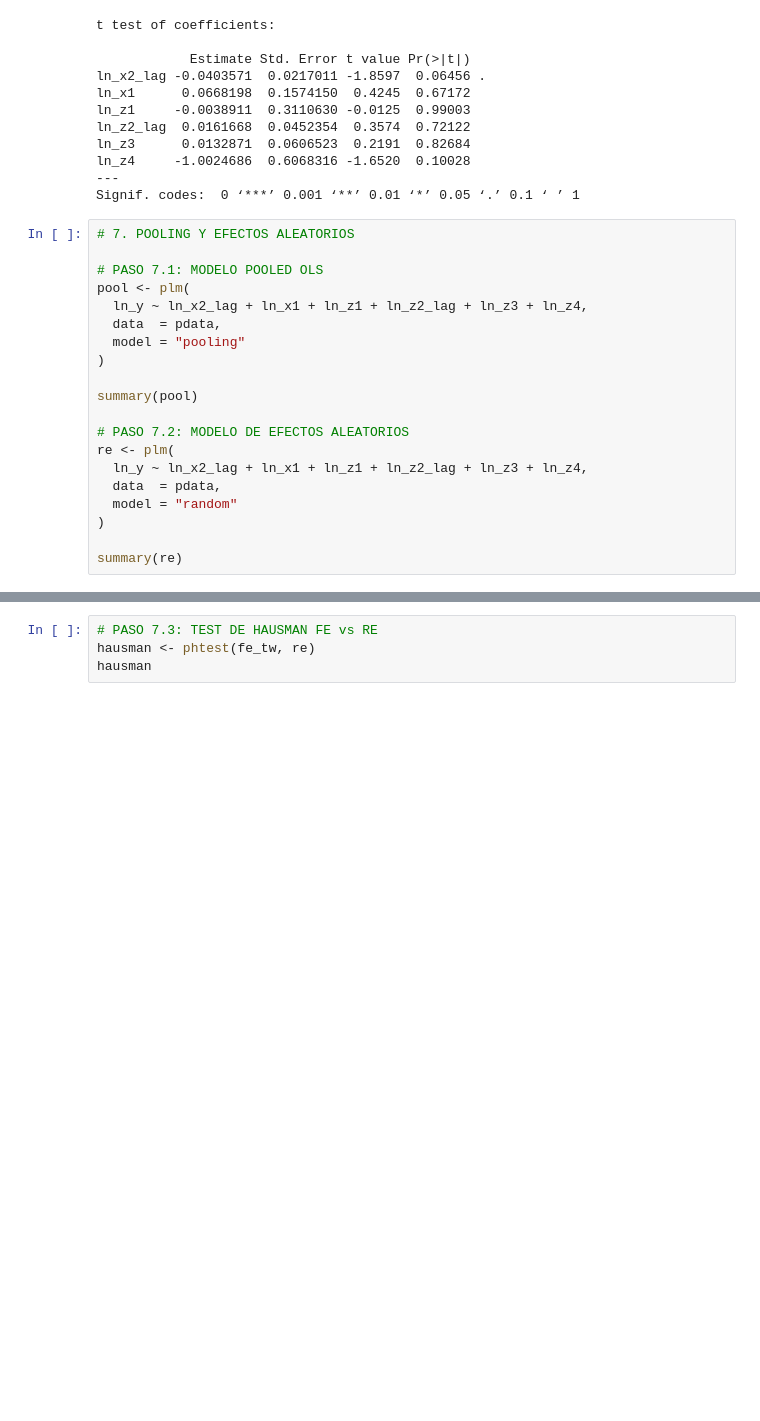
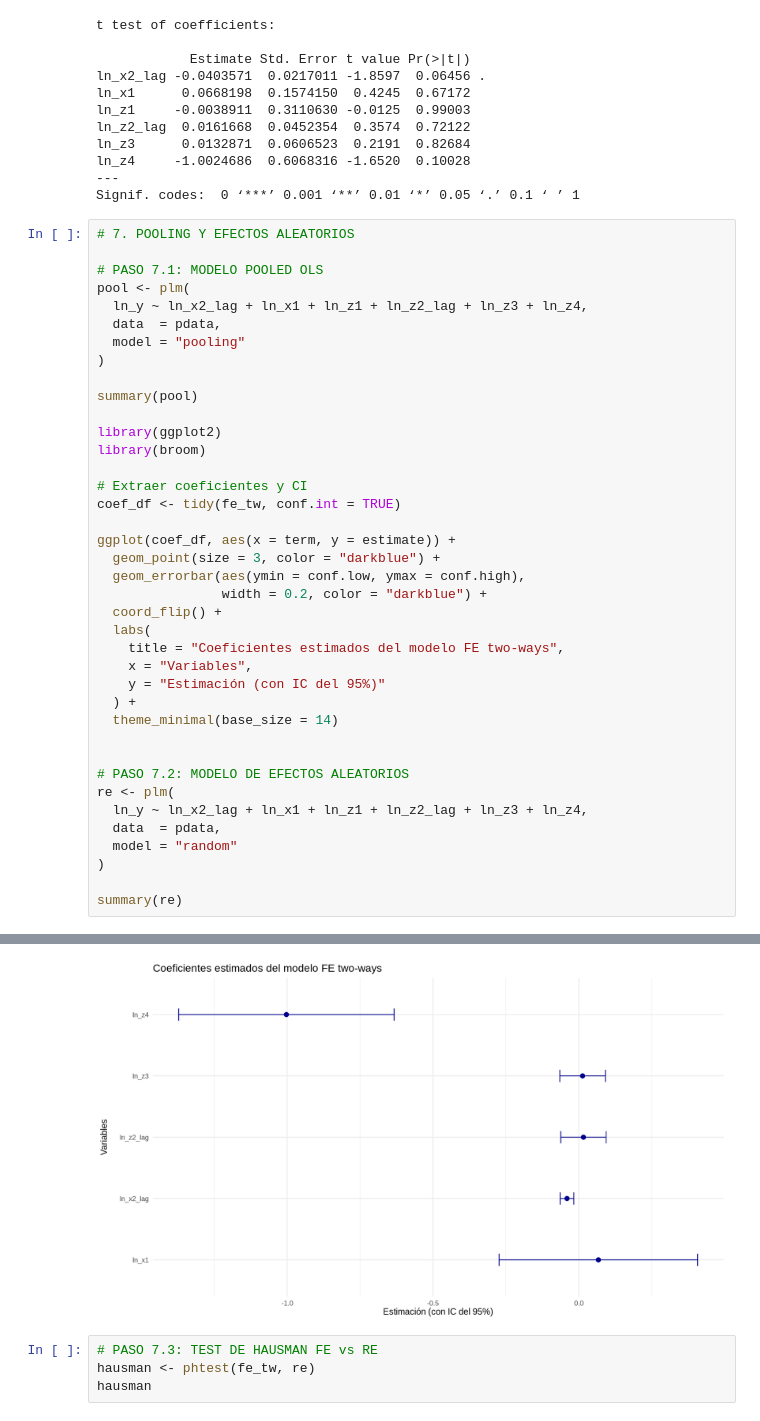
Before and after one commit to rikrdto/TFM_RONH, a Jupyter notebook: R_TFM_LONG_EC_UNIFICADA_TFM.ipynb, the cells around one changed output, grey strips where cells are left out. Cells and saved outputs as stored; diff of their text form; blank space fills up the shorter version.

```diff
--- a/R_TFM_LONG_EC_UNIFICADA_TFM.ipynb
+++ b/R_TFM_LONG_EC_UNIFICADA_TFM.ipynb
@@ -383,6 +383,25 @@ pool <- plm(
 
 summary(pool)
 
+library(ggplot2)
+library(broom)
+
+# Extraer coeficientes y CI
+coef_df <- tidy(fe_tw, conf.int = TRUE)
+
+ggplot(coef_df, aes(x = term, y = estimate)) +
+  geom_point(size = 3, color = "darkblue") +
+  geom_errorbar(aes(ymin = conf.low, ymax = conf.high),
+                width = 0.2, color = "darkblue") +
+  coord_flip() +
+  labs(
+    title = "Coeficientes estimados del modelo FE two-ways",
+    x = "Variables",
+    y = "Estimación (con IC del 95%)"
+  ) +
+  theme_minimal(base_size = 14)
+
+
 # PASO 7.2: MODELO DE EFECTOS ALEATORIOS
 re <- plm(
   ln_y ~ ln_x2_lag + ln_x1 + ln_z1 + ln_z2_lag + ln_z3 + ln_z4,
@@ -399,33 +418,34 @@ plm(formula = ln_y ~ ln_x2_lag + ln_x1 + ln_z1 + ln_z2_lag +
     ln_z3 + ln_z4, data = pdata, model = "pooling")
 
 Unbalanced Panel: n = 24, T = 1-10, N = 219
 
 Residuals:
       Min.    1st Qu.     Median    3rd Qu.       Max.
 -0.6245495 -0.1252067 -0.0074824  0.1104995  1.3836756
 
 ... (13 lines left out)
 Residual Sum of Squares: 9.5083
 R-Squared:      0.61044
 Adj. R-Squared: 0.59942
 F-statistic: 55.3683 on 6 and 212 DF, p-value: < 2.22e-16
 Oneway (individual) effect Random Effect Model
    (Swamy-Arora's transformation)
 
 Call:
 plm(formula = ln_y ~ ln_x2_lag + ln_x1 + ln_z1 + ln_z2_lag +
     ln_z3 + ln_z4, data = pdata, model = "random")
 
 Unbalanced Panel: n = 24, T = 1-10, N = 219
 
 Effects:
                   var std.dev share
 idiosyncratic 0.01279 0.11308 0.279
 ... (22 lines left out)
 Residual Sum of Squares: 3.4576
 R-Squared:      0.90539
 Adj. R-Squared: 0.90271
 Chisq: 118.523 on 6 DF, p-value: < 2.22e-16
+[figure, added]
 # %%
 # PASO 7.3: TEST DE HAUSMAN FE vs RE
 hausman <- phtest(fe_tw, re)
```
Also changed, not shown: parts of 5 cells of this notebook.
